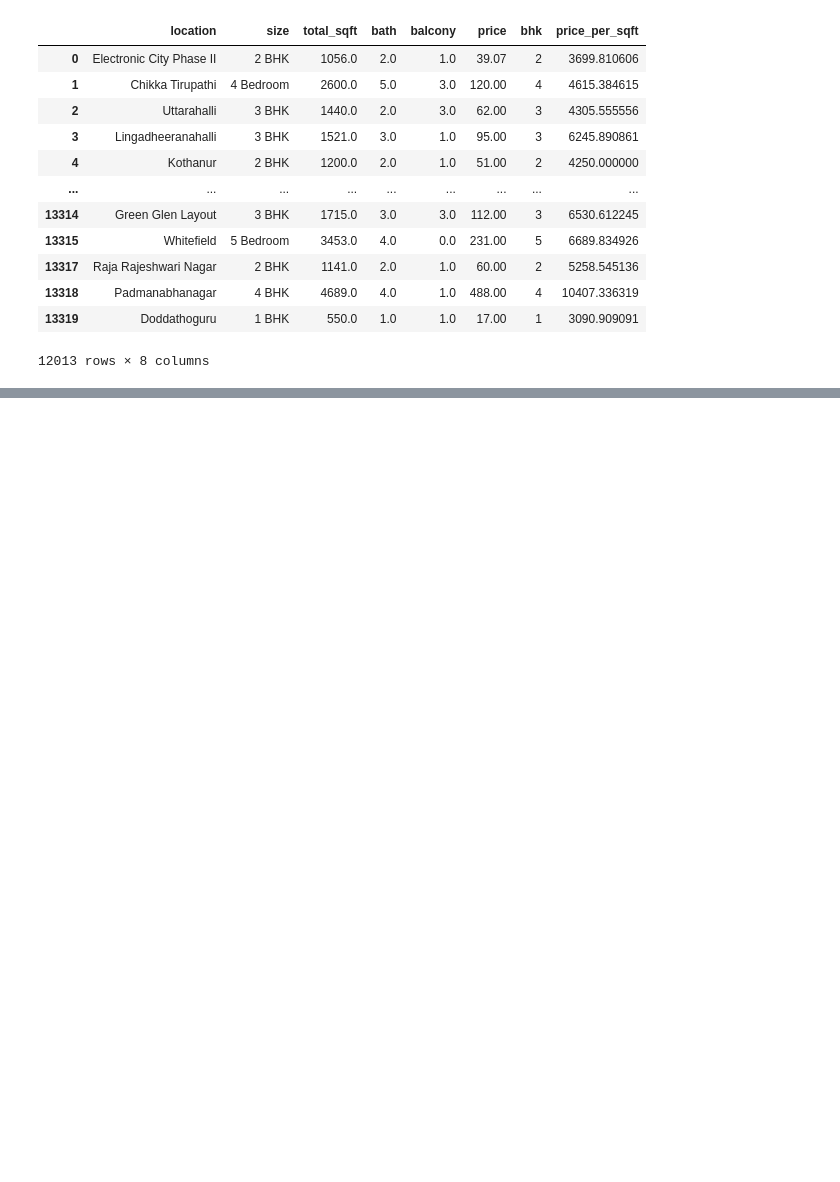
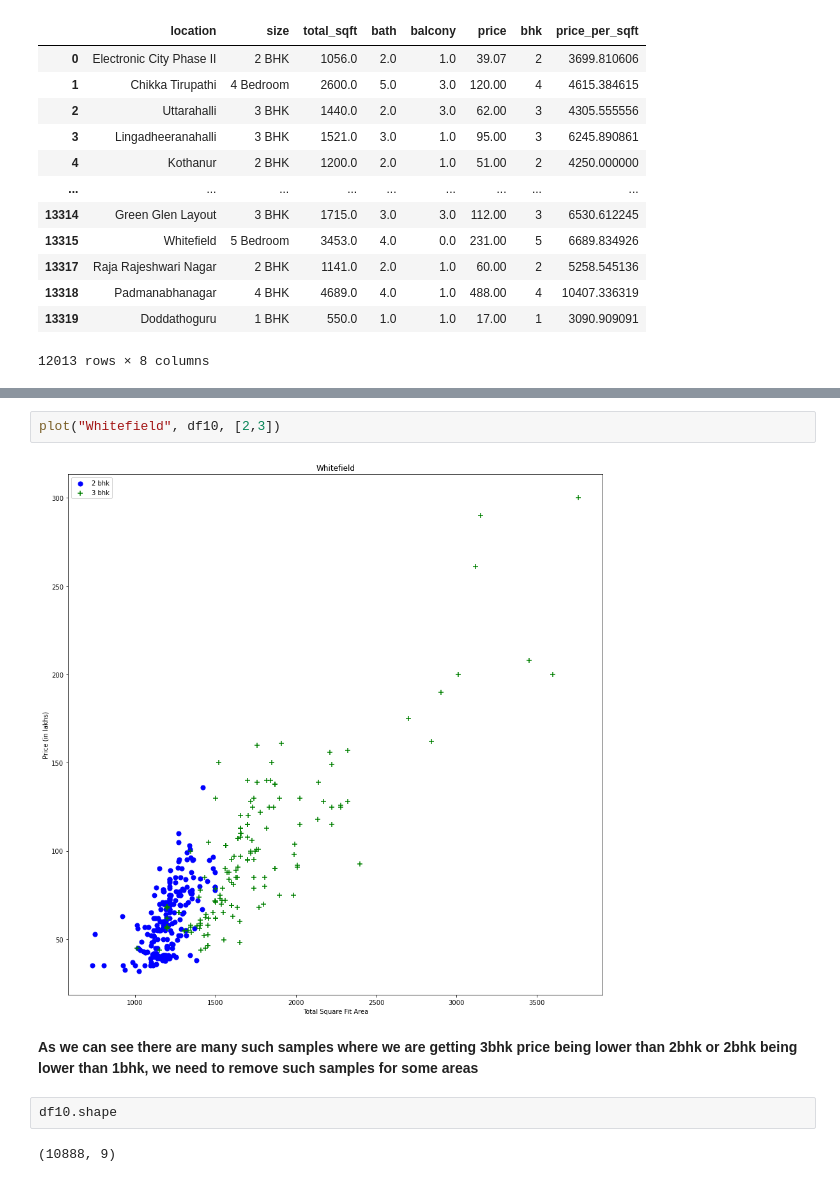
Before and after one commit to ronit1996/machineLearning, a Jupyter notebook: Multi Variate Linear Regression.ipynb, the cells around one changed output, grey strips where cells are left out. Cells and saved outputs as stored; diff of their text form; blank space fills up the shorter version.

```diff
--- a/Multi Variate Linear Regression.ipynb
+++ b/Multi Variate Linear Regression.ipynb
@@ -274,0 +363,10 @@ df8
+# %%
+plot("Whitefield", df10, [2,3])
+# %% [output]
+[figure, added]
+# %% [markdown]
+<b> As we can see there are many such samples where we are getting 3bhk price being lower than 2bhk or 2bhk being lower than 1bhk, we need to remove such samples for some areas</b>
+# %%
+df10.shape
+# %% [output]
+(10888, 9)
```
Also changed, not shown: parts of 48 cells of this notebook.
